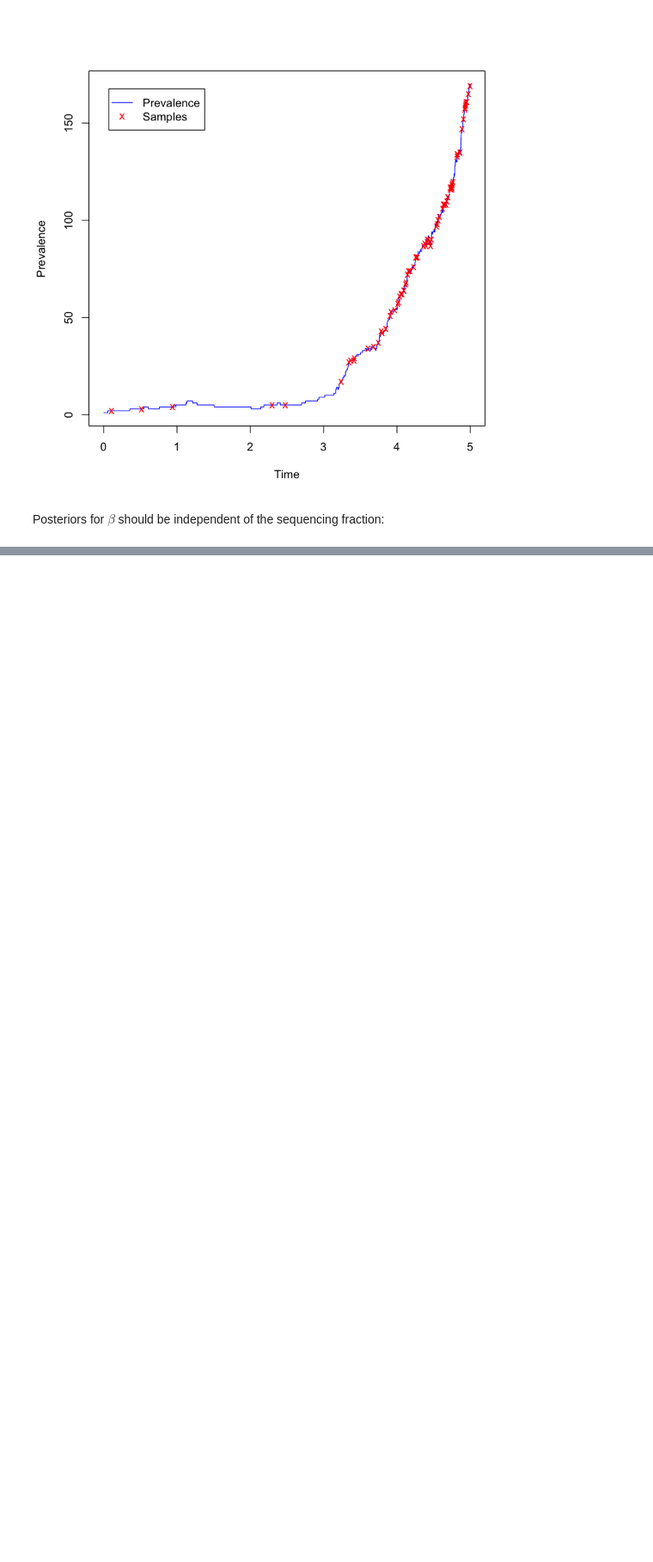
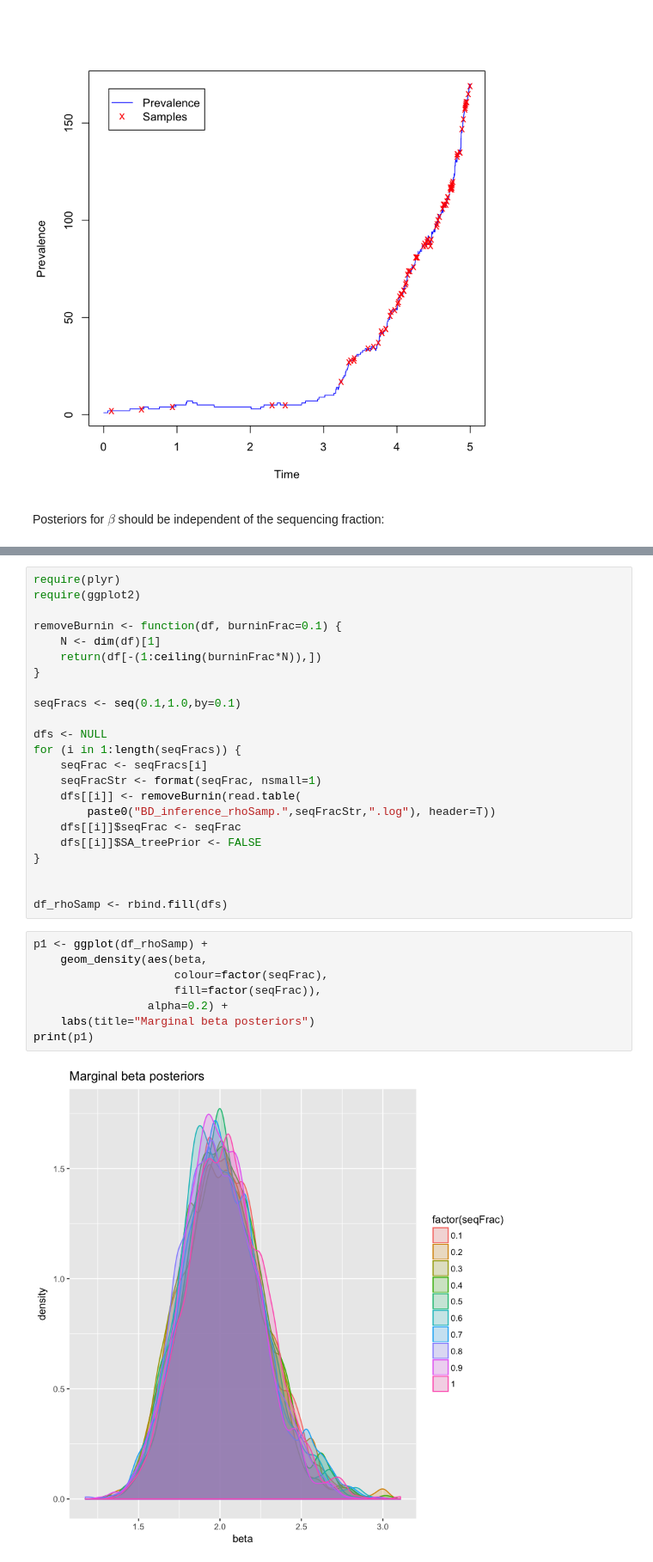
Before and after one commit to tgvaughan/EpiInf, a Jupyter notebook: validation/Incidence/Incidence_Validation.ipynb, the cells around one changed output, grey strips where cells are left out. Shown at 86% size. Drawn from its saved outputs; the diff is of its cells as text; blank space fills up the shorter version.

Commit message:
Validated incidence-based inference with rho sampling.

```diff
--- a/validation/Incidence/Incidence_Validation.ipynb
+++ b/validation/Incidence/Incidence_Validation.ipynb
@@ -85,0 +100,33 @@ ggsave("validation_results_SA.png", pSA_compare,
+# %%
+require(plyr)
+require(ggplot2)
+
+removeBurnin <- function(df, burninFrac=0.1) {
+    N <- dim(df)[1]
+    return(df[-(1:ceiling(burninFrac*N)),])
+}
+
+seqFracs <- seq(0.1,1.0,by=0.1)
+
+dfs <- NULL
+for (i in 1:length(seqFracs)) {
+    seqFrac <- seqFracs[i]
+    seqFracStr <- format(seqFrac, nsmall=1)
+    dfs[[i]] <- removeBurnin(read.table(
+        paste0("BD_inference_rhoSamp.",seqFracStr,".log"), header=T))
+    dfs[[i]]$seqFrac <- seqFrac
+    dfs[[i]]$SA_treePrior <- FALSE
+}
+
+
+df_rhoSamp <- rbind.fill(dfs)
+# %%
+p1 <- ggplot(df_rhoSamp) +
+    geom_density(aes(beta,
+                     colour=factor(seqFrac),
+                     fill=factor(seqFrac)),
+                 alpha=0.2) +
+    labs(title="Marginal beta posteriors")
+print(p1)
+# %% [output]
+[figure, added]
```
Also changed, not shown: parts of 9 cells of this notebook, 2 other files.
